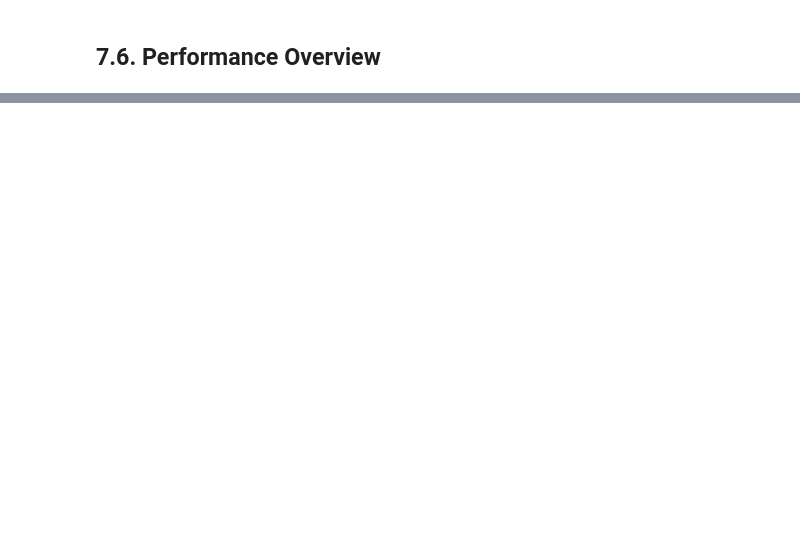
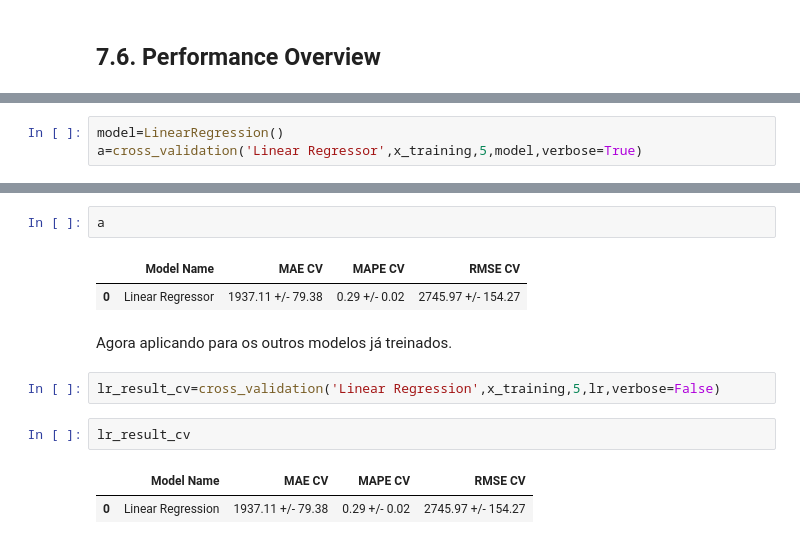
Before and after one commit to soaresvml/dsemproducao, a Jupyter notebook: m07_v01_store_sales_prediction.ipynb, the cells around one changed output, grey strips where cells are left out. Drawn from its saved outputs; the diff is of its cells as text; blank space fills up the shorter version.

```diff
--- a/m07_v01_store_sales_prediction.ipynb
+++ b/m07_v01_store_sales_prediction.ipynb
@@ -170,0 +280,3 @@ mlanalysis_result.sort_values('RMSE')
+# %%
+model=LinearRegression()
+a=cross_validation('Linear Regressor',x_training,5,model,verbose=True)
@@ -170,0 +293,14 @@ mlanalysis_result.sort_values('RMSE')
+# %%
+a
+# %% [output]
+|  | Model Name | MAE CV | MAPE CV | RMSE CV |
+| 0 | Linear Regressor | 1937.11 +/- 79.38 | 0.29 +/- 0.02 | 2745.97 +/- 154.27 |
+# %% [markdown]
+Agora aplicando para os outros modelos já treinados.
+# %%
+lr_result_cv=cross_validation('Linear Regression',x_training,5,lr,verbose=False)
+# %%
+lr_result_cv
+# %% [output]
+|  | Model Name | MAE CV | MAPE CV | RMSE CV |
+| 0 | Linear Regression | 1937.11 +/- 79.38 | 0.29 +/- 0.02 | 2745.97 +/- 154.27 |
```
Also changed, not shown: parts of 32 cells of this notebook, 1 other file.
